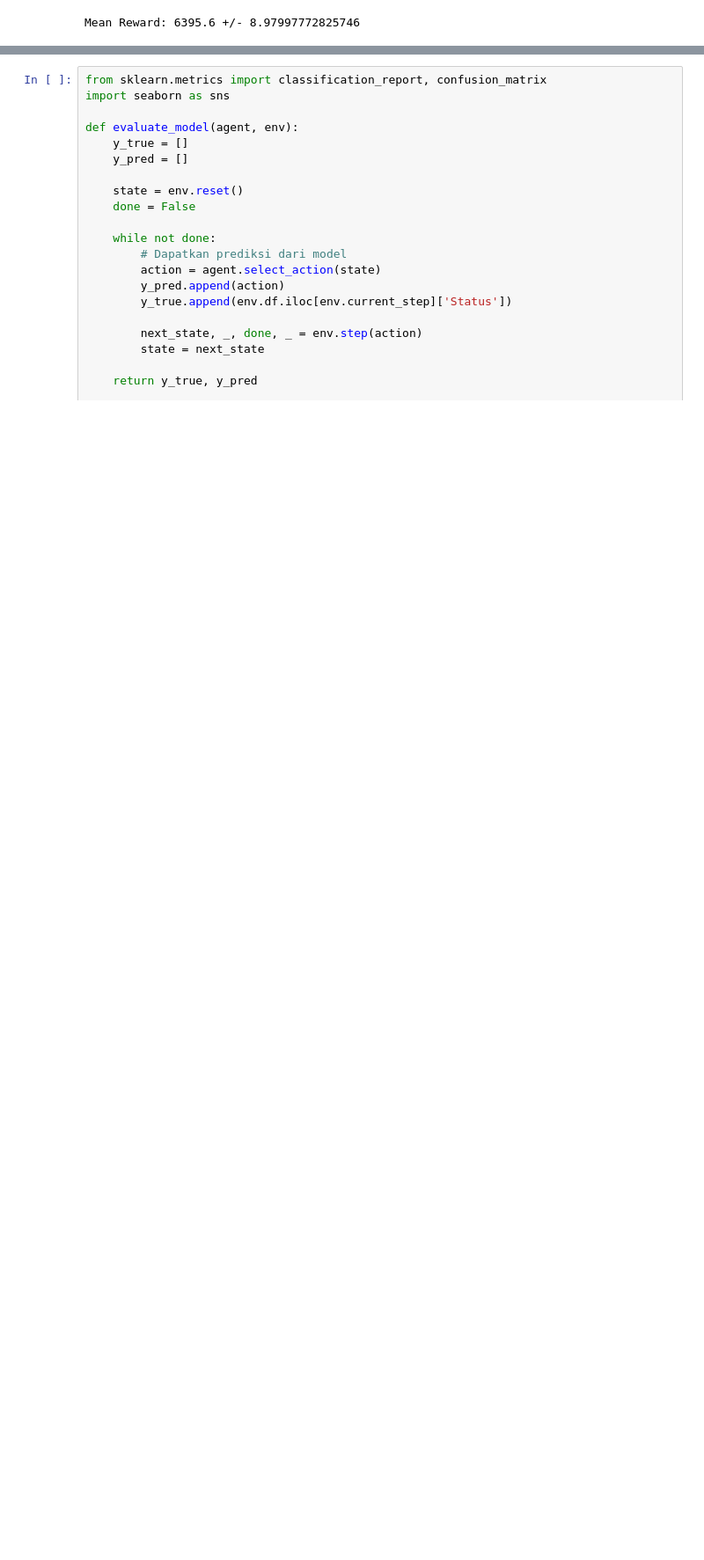
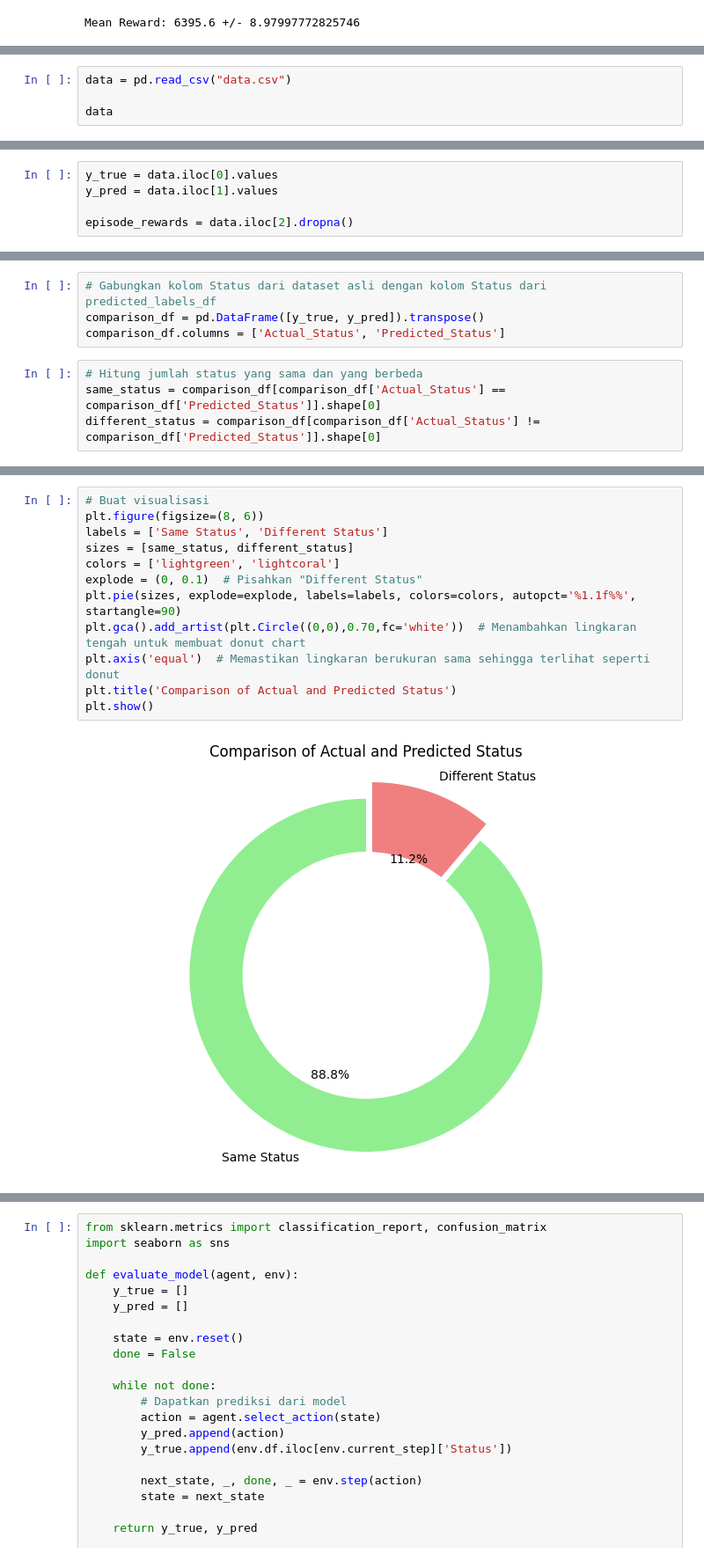
Before and after one commit to royhankamil/Machine-Learning-Project, a Jupyter notebook: external_task_project/cloud/_/metric_dqn_remake.ipynb, the cells around one changed output, grey strips where cells are left out. Shown at 88% size. Cells and saved outputs as stored; diff of their text form; blank space fills up the shorter version.

Commit message:
visualize

```diff
--- a/external_task_project/cloud/_/metric_dqn_remake.ipynb
+++ b/external_task_project/cloud/_/metric_dqn_remake.ipynb
@@ -290,0 +299,4 @@ Mean Reward: 6395.6 +/- 8.97997772825746
+# %%
+data = pd.read_csv("data.csv")
+
+data
@@ -290,0 +309,5 @@ Mean Reward: 6395.6 +/- 8.97997772825746
+# %%
+y_true = data.iloc[0].values
+y_pred = data.iloc[1].values
+
+episode_rewards = data.iloc[2].dropna()
@@ -290,0 +316,8 @@ Mean Reward: 6395.6 +/- 8.97997772825746
+# %%
+# Gabungkan kolom Status dari dataset asli dengan kolom Status dari predicted_labels_df
+comparison_df = pd.DataFrame([y_true, y_pred]).transpose()
+comparison_df.columns = ['Actual_Status', 'Predicted_Status']
+# %%
+# Hitung jumlah status yang sama dan yang berbeda
+same_status = comparison_df[comparison_df['Actual_Status'] == comparison_df['Predicted_Status']].shape[0]
+different_status = comparison_df[comparison_df['Actual_Status'] != comparison_df['Predicted_Status']].shape[0]
@@ -290,0 +328,14 @@ Mean Reward: 6395.6 +/- 8.97997772825746
+# %%
+# Buat visualisasi
+plt.figure(figsize=(8, 6))
+labels = ['Same Status', 'Different Status']
+sizes = [same_status, different_status]
+colors = ['lightgreen', 'lightcoral']
+explode = (0, 0.1)  # Pisahkan "Different Status"
+plt.pie(sizes, explode=explode, labels=labels, colors=colors, autopct='%1.1f%%', startangle=90)
+plt.gca().add_artist(plt.Circle((0,0),0.70,fc='white'))  # Menambahkan lingkaran tengah untuk membuat donut chart
+plt.axis('equal')  # Memastikan lingkaran berukuran sama sehingga terlihat seperti donut
+plt.title('Comparison of Actual and Predicted Status')
+plt.show()
+# %% [output]
+[figure, added]
```
Also changed, not shown: parts of 8 cells of this notebook, 1 other file.
